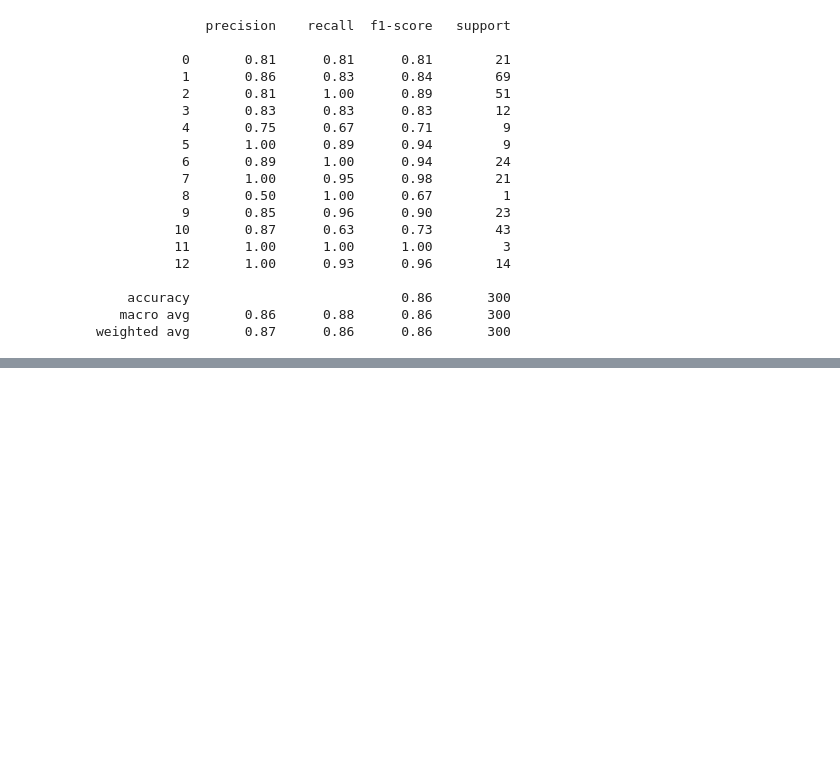
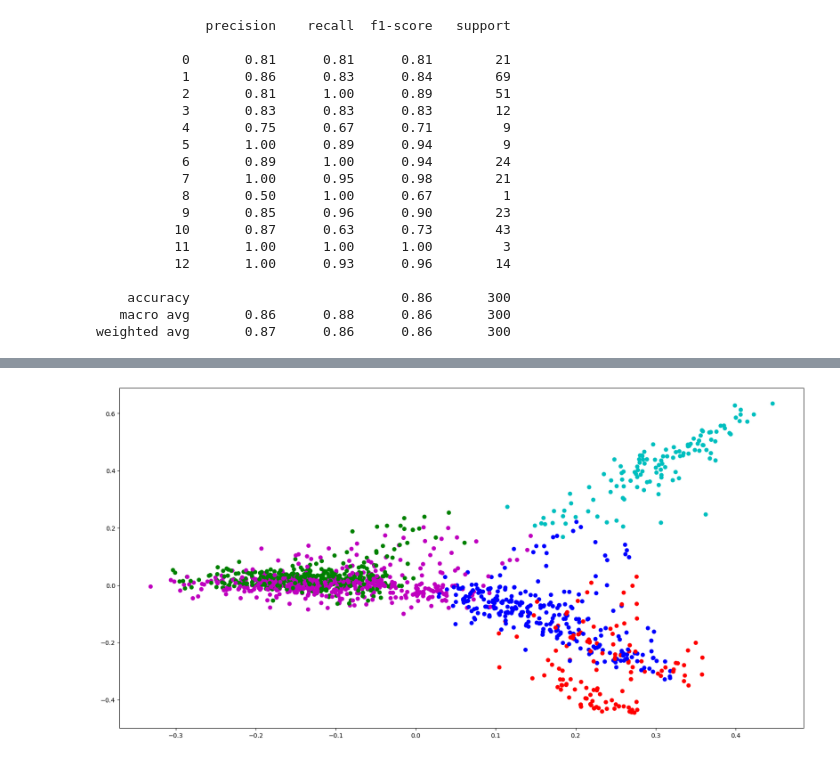
Before and after one commit to LunarSphere/2025_SC_LEGISLATION, a Jupyter notebook: 4300_course_project.ipynb, the cells around one changed output, grey strips where cells are left out. Drawn from its saved outputs; the diff is of its cells as text; code cells hidden in the pictures; blank space fills up the shorter version.

```diff
--- a/4300_course_project.ipynb
+++ b/4300_course_project.ipynb
@@ -255,0 +262,30 @@ df_Bill["bill_type"] = model.predict(df_Bill["context"])
+# %%
+df_cluster = df_Bill.sample(n=1500, random_state=SEED)
+X = vectorizer.fit_transform(df_cluster['context'])
+# Vectorization using TF-IDF
+vectorizer = TfidfVectorizer(max_features=1000)
+X = vectorizer.fit_transform(df_cluster['context'])
+
+kCluster = KMeans(n_clusters = 5, random_state=SEED)
+kCluster.fit(X)
+df_cluster["bill_type"] = kCluster.labels_
+# %%
+# Optional: Visualize clusters using PCA
+pca = PCA(n_components=2)
+scatter_plot_points = pca.fit_transform(X.toarray())
+
+colors = ["b", "g", "r", "c", "m"]
+
+x_axis = [o[0] for o in scatter_plot_points]
+y_axis = [o[1] for o in scatter_plot_points]
+
+fig, ax = plt.subplots(figsize=(20, 10))
+
+ax.scatter(x_axis, y_axis, c=[colors[d] for d in df_cluster["bill_type"]])
+
+# for i, txt in enumerate(df["title"]):
+#     ax.annotate(txt, (x_axis[i], y_axis[i]))
+
+plt.show()
+# %% [output]
+[figure, added]
```
Also changed, not shown: parts of 8 cells of this notebook.
